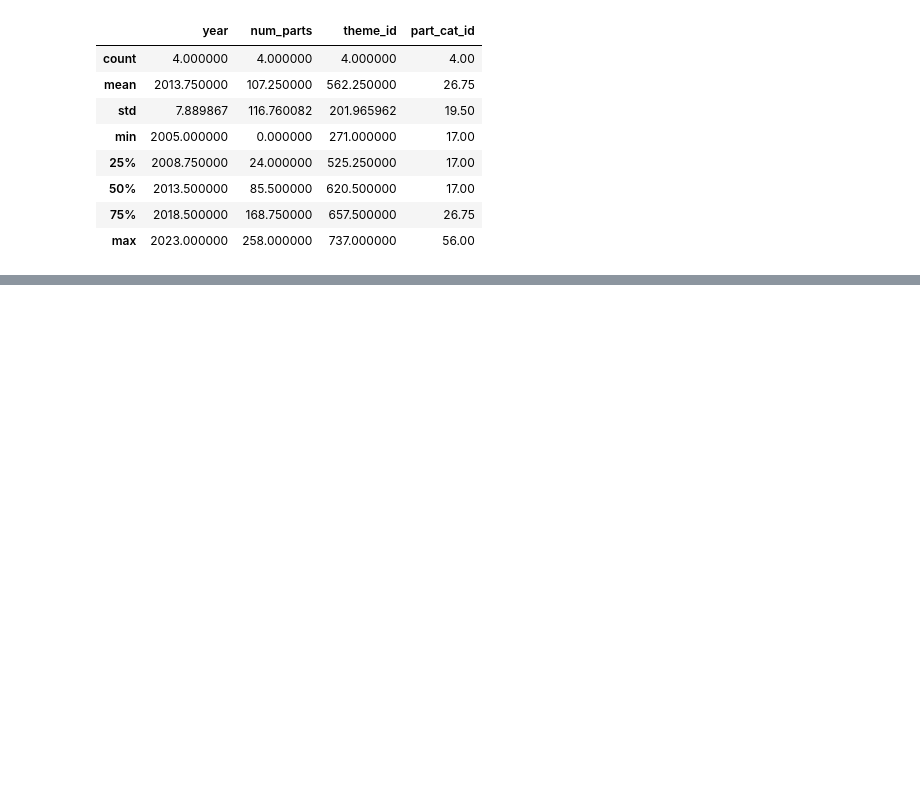
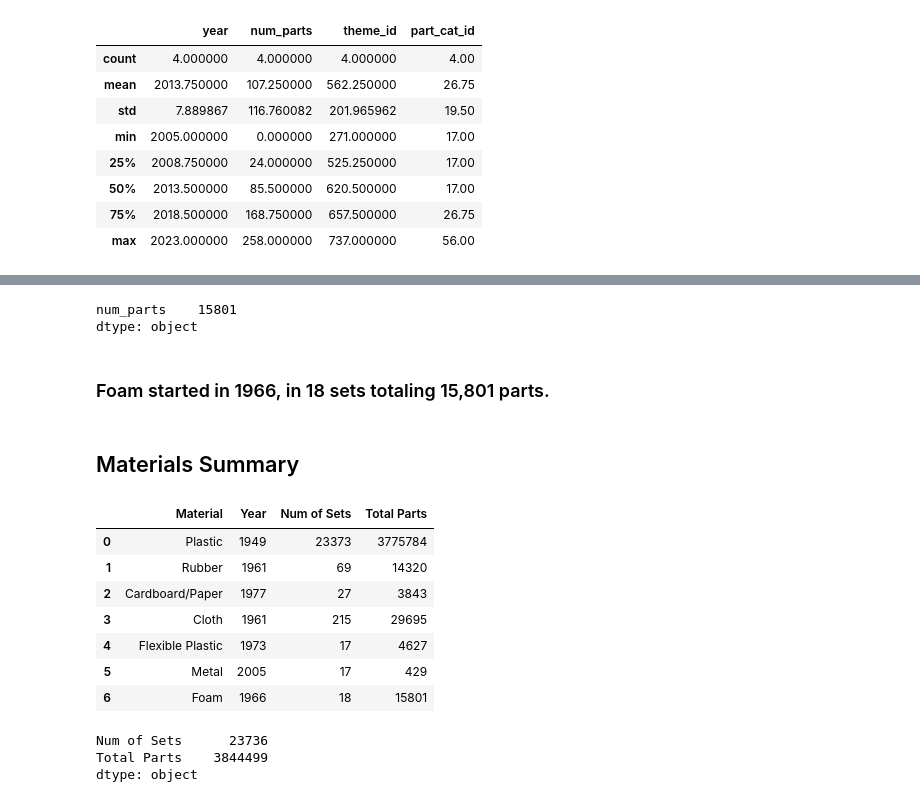
Before and after one commit to slp22/portfolio, a Jupyter notebook: lego_eda.ipynb, the cells around one changed output, grey strips where cells are left out. Saved outputs shown, nothing was run; the diff lists cells and outputs as text; code cells hidden in the pictures; blank space fills up the shorter version.

Commit message:
Materials summary df and sum.

```diff
--- a/lego_eda.ipynb
+++ b/lego_eda.ipynb
@@ -328,0 +335,2 @@ dtype: object
+# %%
+flexible_plastic = ['Flexible Plastic', 1973, 17, 4627]
@@ -389,0 +362,2 @@ Materials: ['Plastic', 'Rubber', 'Cardboard/Paper', 'Cloth', 'Flexible Plastic',
+# %%
+metal = ['Metal', 2005, 17, 429]
@@ -389,0 +382,36 @@ Materials: ['Plastic', 'Rubber', 'Cardboard/Paper', 'Cloth', 'Flexible Plastic',
+# %%
+foam_sum = foam.sum(axis=0)
+foam_sum[5:6]
+# %% [output]
+num_parts    15801
+dtype: object
+# %%
+foam = ['Foam', 1966,18, 15801]
+# %% [markdown]
+### Foam started in 1966, in 18 sets totaling 15,801 parts.
+# %% [markdown]
+## Materials Summary
+# %%
+
+
+materials = [plastic, rubber, cardbard_paper, cloth, flexible_plastic, metal, foam]
+materials_summary = pd.DataFrame(data=materials)
+materials_summary = materials_summary.rename(columns= {0:'Material', 1:'Year', 2:'Num of Sets', 3:'Total Parts'})
+# %%
+materials_summary
+# %% [output]
+|  | Material | Year | Num of Sets | Total Parts |
+| 0 | Plastic | 1949 | 23373 | 3775784 |
+| 1 | Rubber | 1961 | 69 | 14320 |
+| 2 | Cardboard/Paper | 1977 | 27 | 3843 |
+| 3 | Cloth | 1961 | 215 | 29695 |
+| 4 | Flexible Plastic | 1973 | 17 | 4627 |
+| 5 | Metal | 2005 | 17 | 429 |
+| 6 | Foam | 1966 | 18 | 15801 |
+# %%
+materials_sum = materials_summary.sum(axis=0)
+materials_sum[2:4]
+# %% [output]
+Num of Sets      23736
+Total Parts    3844499
+dtype: object
```
Also changed, not shown: parts of 59 cells of this notebook.
